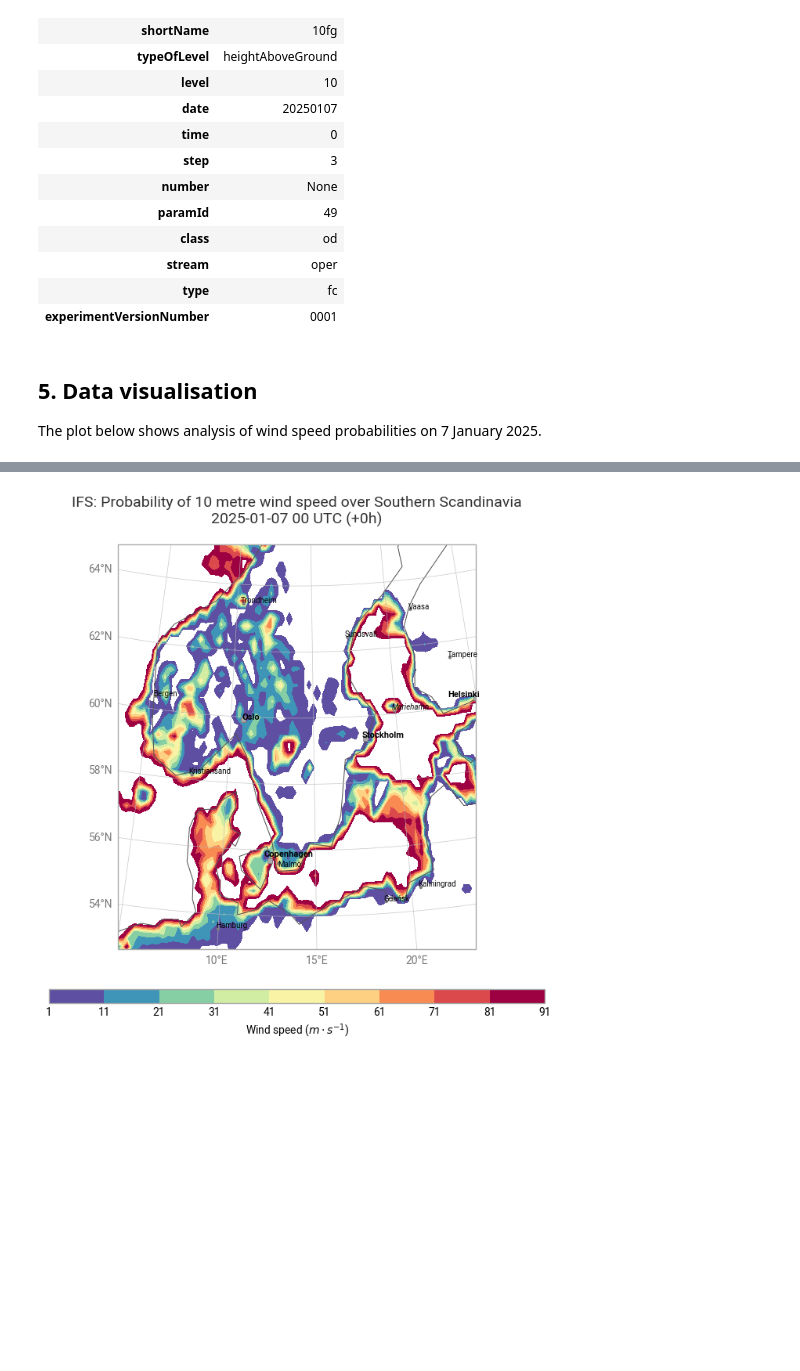
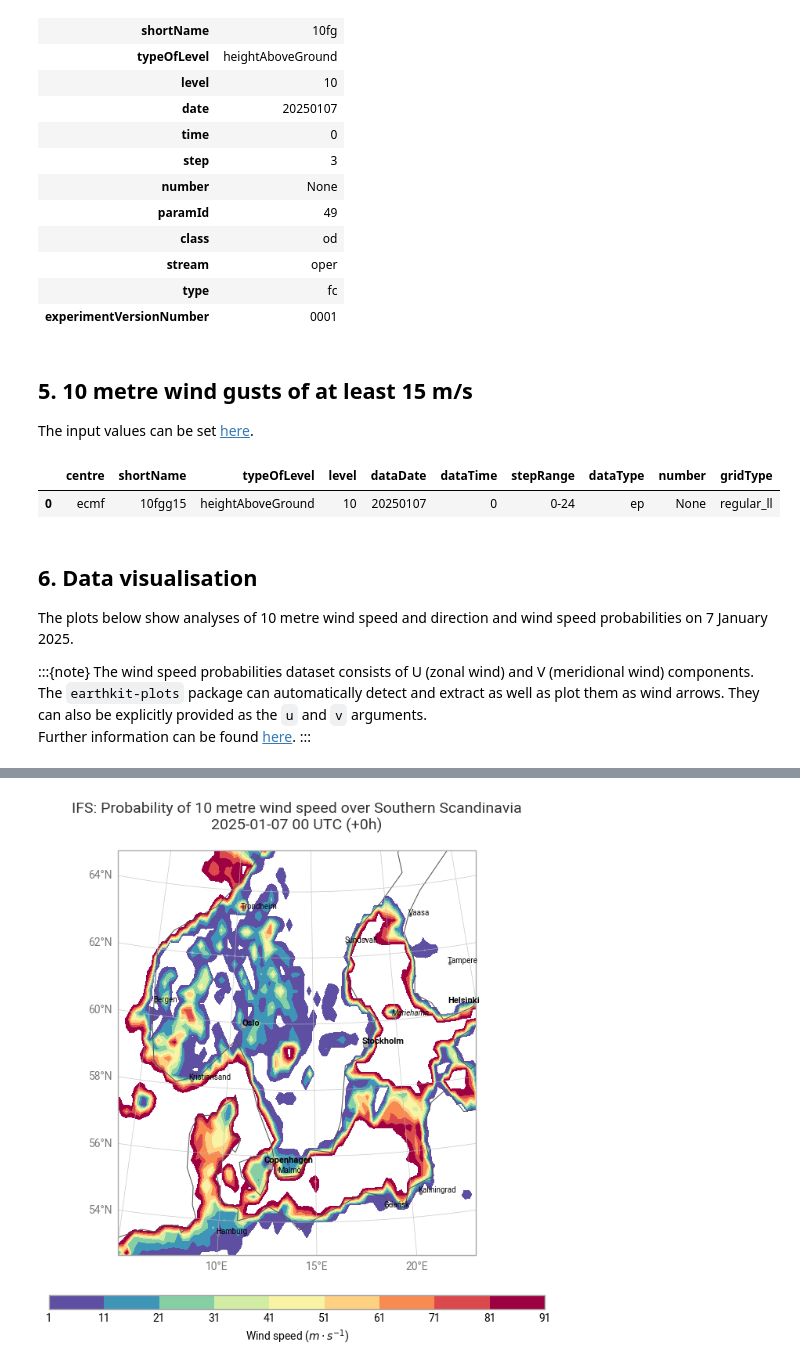
Before and after one commit to ECMWFCode4Earth/open-data-explorer, a Jupyter notebook: openDataVisio/examples/damaging-winds-ifs.ipynb, the cells around one changed output, grey strips where cells are left out. Drawn from its saved outputs; the diff is of its cells as text; code cells hidden in the pictures; blank space fills up the shorter version.

```diff
--- a/openDataVisio/examples/damaging-winds-ifs.ipynb
+++ b/openDataVisio/examples/damaging-winds-ifs.ipynb
@@ -242,7 +242,42 @@ wg.describe("10fg")
 | stream | oper |
 | type | fc |
 | experimentVersionNumber | 0001 |
+# %% [markdown]
+## 5. 10 metre wind gusts of at least 15 m/s
+The input values can be set [here](#content:references:listParam_dwi).
+# %%
+PARAM_SFC = ["10fgg15"]
+LEVELTYPE = "sfc"
+
+DATES = [20250107]
+TIME = 0
+STEPS = "0-24"
+STREAM = "enfo"
+TYPE = "ep"
+MODEL = "ifs"
+# %%
+data, list_of_files = get_open_data(date=DATES,
+                                    time=TIME,
+                                    step=STEPS,
+                                    stream=STREAM,
+                                    _type=TYPE,
+                                    model=MODEL,
+                                    param=PARAM_SFC,
+                                    leveltype=LEVELTYPE,
+                                    levelist=[])
+
+# Select data from 7 January 2025
+wg15 = ekd.from_source("file", list_of_files[0])
+wg15.ls()
+# %% [output]
+|  | centre | shortName | typeOfLevel | level | dataDate | dataTime | stepRange | dataType | number | gridType |
+| 0 | ecmf | 10fgg15 | heightAboveGround | 10 | 20250107 | 0 | 0-24 | ep | None | regular_ll |
 # %% [markdown]
-## 5. Data visualisation
+## 6. Data visualisation
 
-The plot below shows analysis of wind speed probabilities on 7 January 2025.
+The plots below show analyses of 10 metre wind speed and direction and wind speed probabilities on 7 January 2025.
+
+:::{note}
+The wind speed probabilities dataset consists of U (zonal wind) and V (meridional wind) components. The `earthkit-plots` package can automatically detect and extract as well as plot them as wind arrows. They can also be explicitly provided as the `u` and `v` arguments. <br>
+Further information can be found [here](https://earthkit-plots.readthedocs.io/en/stable/examples/examples/vectors-basic-quiver.html).
+:::
```
Also changed, not shown: parts of 6 cells of this notebook, 8 other files.
